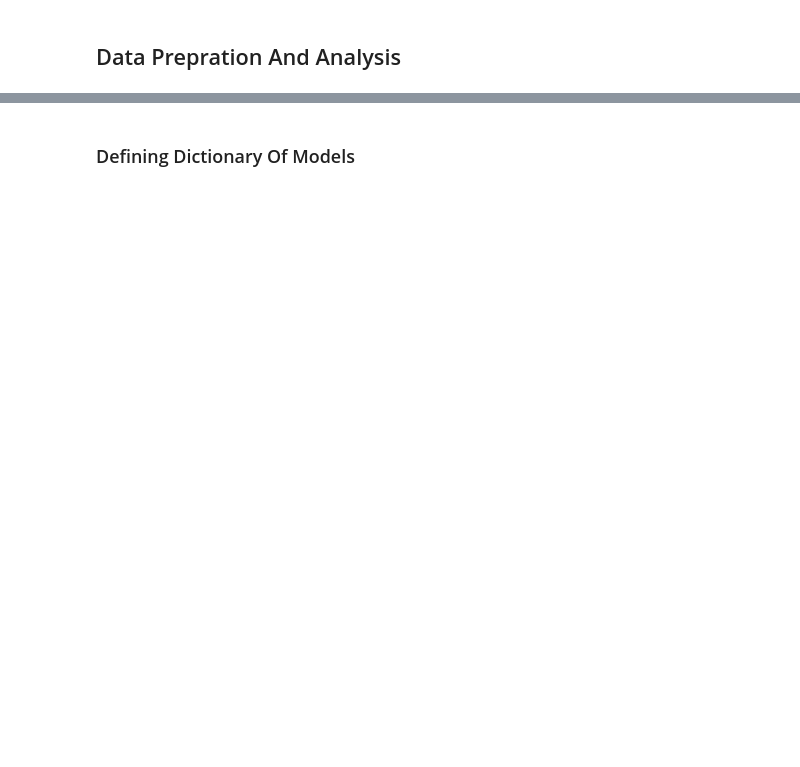
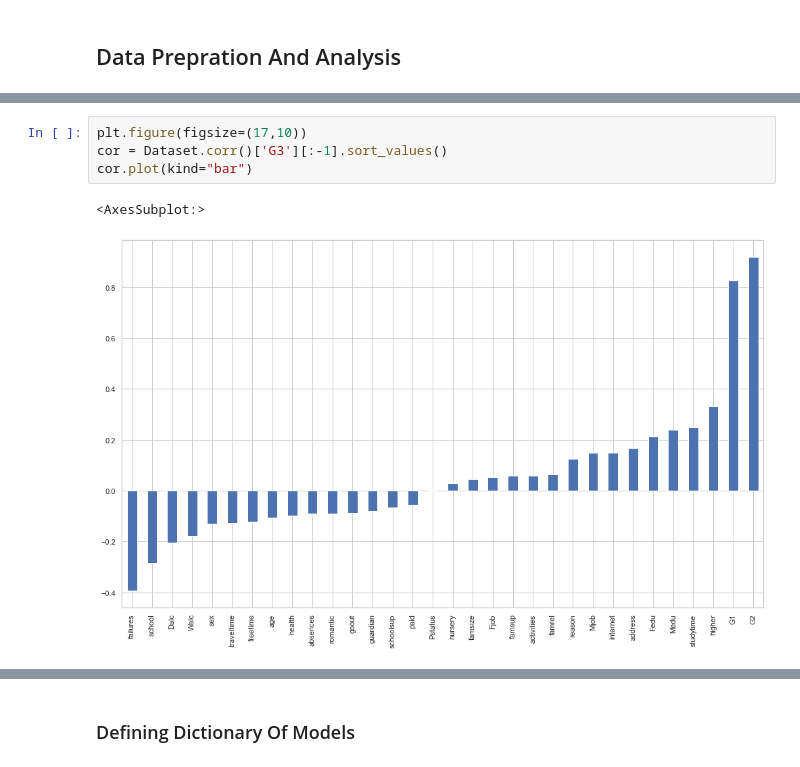
Before and after one commit to Amir-h055/Machine-Learning, a Jupyter notebook: project/Regression/Student_Performance.ipynb, the cells around one changed output, grey strips where cells are left out. Saved outputs shown, nothing was run; the diff lists cells and outputs as text; blank space fills up the shorter version.

```diff
--- a/project/Regression/Student_Performance.ipynb
+++ b/project/Regression/Student_Performance.ipynb
@@ -46 +125,8 @@ print(np.count_nonzero(Datset==np.nan))
+# %%
+plt.figure(figsize=(17,10))
+cor = Dataset.corr()['G3'][:-1].sort_values()
+cor.plot(kind="bar")
+# %% [output]
+<AxesSubplot:>
+[figure, added]
 # %%
```
Also changed, not shown: parts of 51 cells of this notebook.
